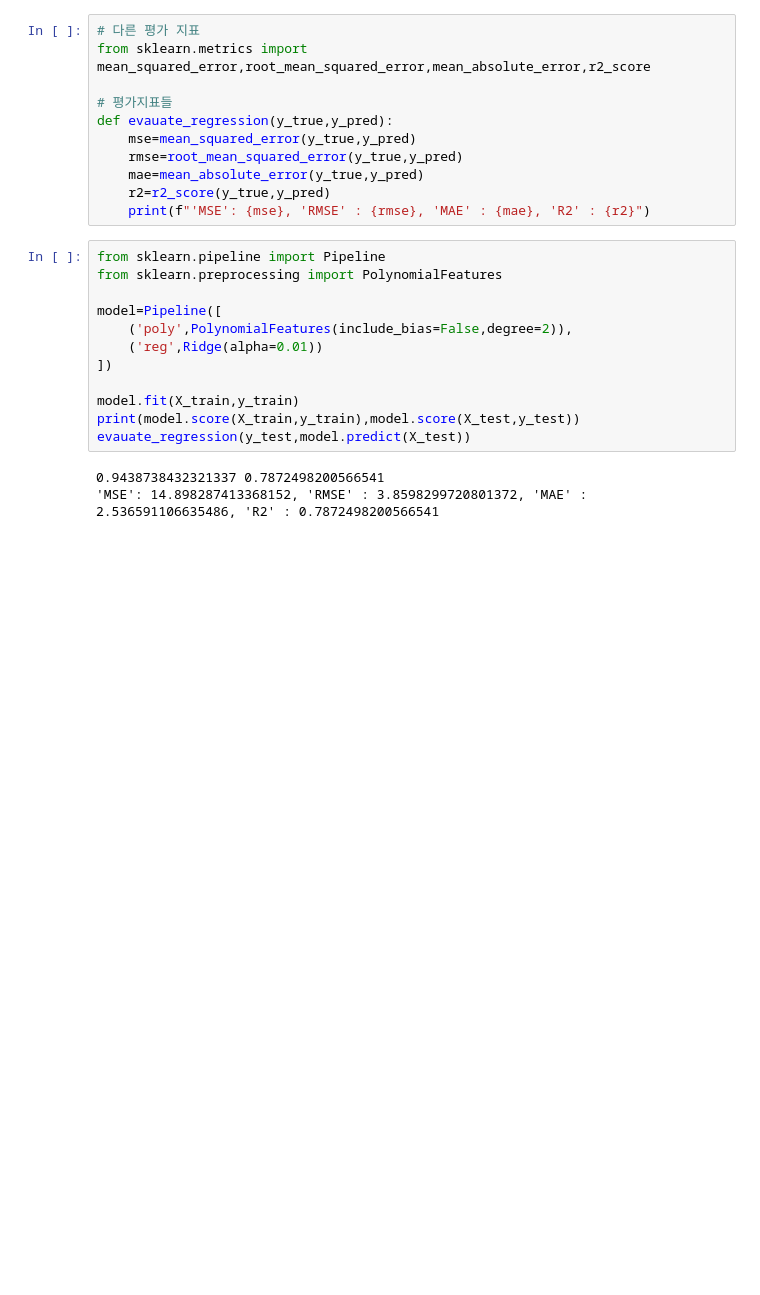
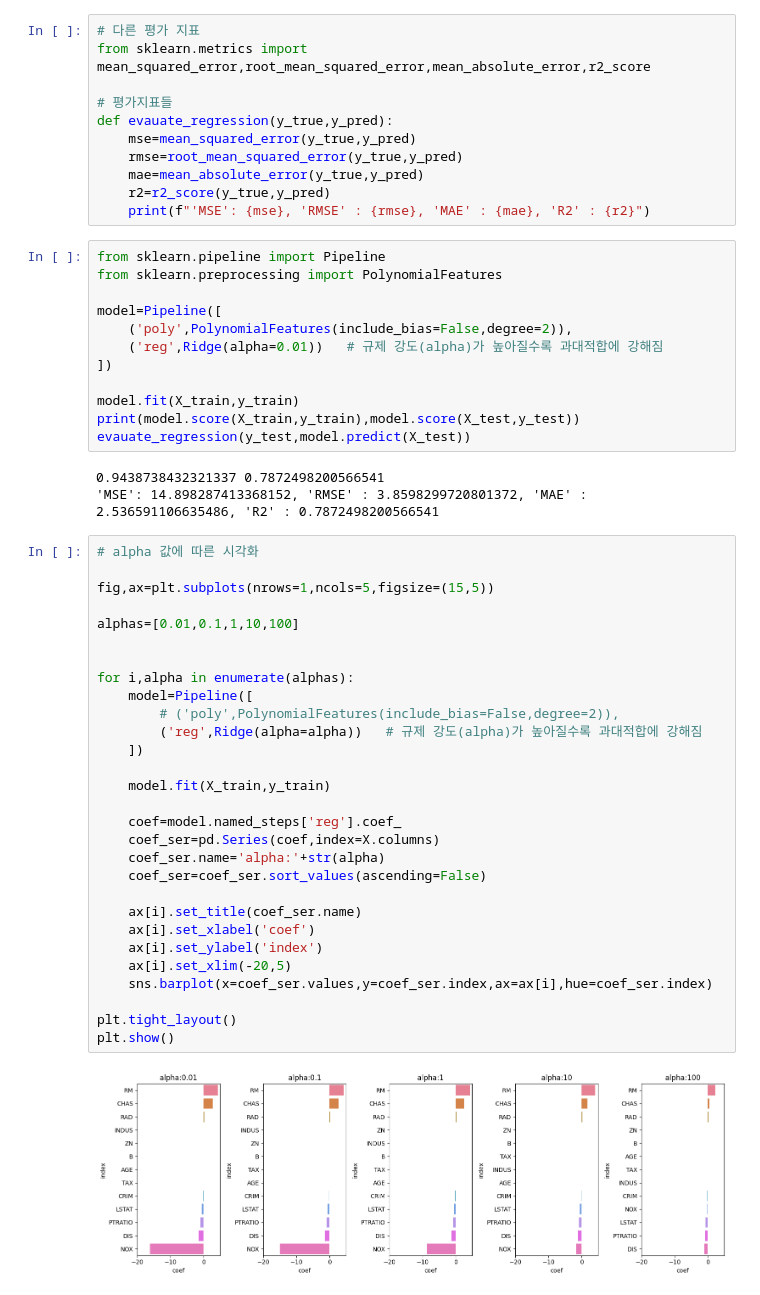
Before and after one commit to GTU9/encore_skn11, a Jupyter notebook: 05_ml_workspace/03_regression/03_regulation.ipynb, the cells around one changed output. Drawn from its saved outputs; the diff is of its cells as text; blank space fills up the shorter version.

```diff
--- a/05_ml_workspace/03_regression/03_regulation.ipynb
+++ b/05_ml_workspace/03_regression/03_regulation.ipynb
@@ -58,7 +58,7 @@ from sklearn.preprocessing import PolynomialFeatures
 
 model=Pipeline([
     ('poly',PolynomialFeatures(include_bias=False,degree=2)),
-    ('reg',Ridge(alpha=0.01))
+    ('reg',Ridge(alpha=0.01))   # 규제 강도(alpha)가 높아질수록 과대적합에 강해짐
 ])
 
 model.fit(X_train,y_train)
@@ -67,3 +67,34 @@ evauate_regression(y_test,model.predict(X_test))
 # %% [output]
 0.9438738432321337 0.7872498200566541
 'MSE': 14.898287413368152, 'RMSE' : 3.8598299720801372, 'MAE' : 2.536591106635486, 'R2' : 0.7872498200566541
+# %%
+# alpha 값에 따른 시각화
+
+fig,ax=plt.subplots(nrows=1,ncols=5,figsize=(15,5))
+
+alphas=[0.01,0.1,1,10,100]
+
+
+for i,alpha in enumerate(alphas):
+    model=Pipeline([
+        # ('poly',PolynomialFeatures(include_bias=False,degree=2)),
+        ('reg',Ridge(alpha=alpha))   # 규제 강도(alpha)가 높아질수록 과대적합에 강해짐
+    ])
+
+    model.fit(X_train,y_train)
+
+    coef=model.named_steps['reg'].coef_
+    coef_ser=pd.Series(coef,index=X.columns)
+    coef_ser.name='alpha:'+str(alpha)
+    coef_ser=coef_ser.sort_values(ascending=False)
+
+    ax[i].set_title(coef_ser.name)
+    ax[i].set_xlabel('coef')
+    ax[i].set_ylabel('index')
+    ax[i].set_xlim(-20,5)
+    sns.barplot(x=coef_ser.values,y=coef_ser.index,ax=ax[i],hue=coef_ser.index)
+
+plt.tight_layout()
+plt.show()
+# %% [output]
+[figure, added]
```
Also changed, not shown: parts of 5 cells of this notebook.
